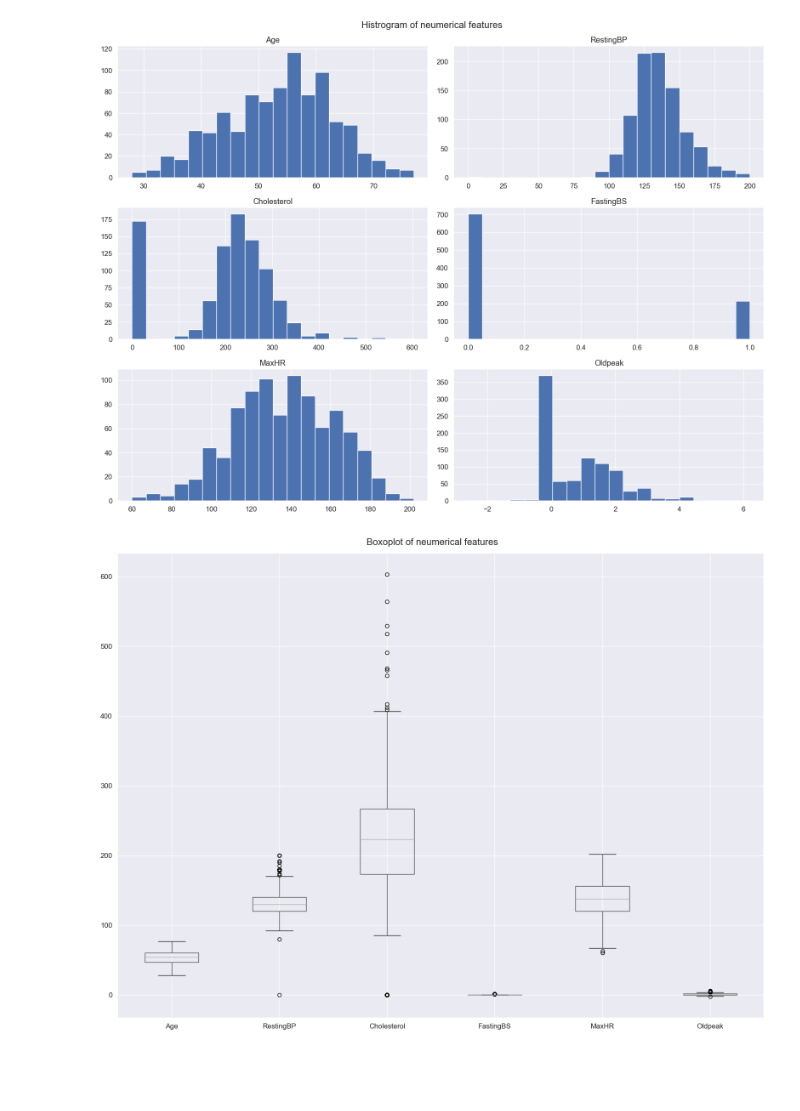
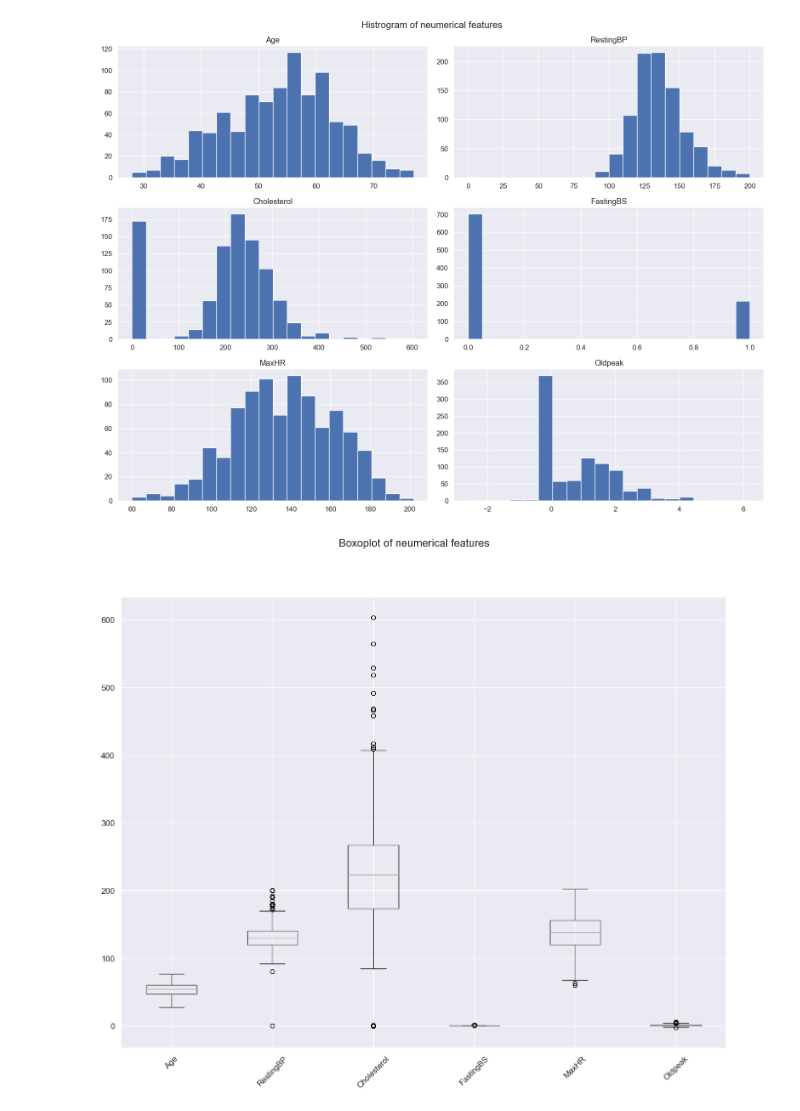
Before and after one commit to shovo896/EDA-of-Heart-Failure-disease, a Jupyter notebook: eda.ipynb, the cells around one changed output. Saved outputs shown, nothing was run; the diff lists cells and outputs as text; code cells hidden in the pictures; blank space fills up the shorter version.

```diff
--- a/eda.ipynb
+++ b/eda.ipynb
@@ -142,8 +142,8 @@ plt.show()
 # %%
 plt.figure(figsize=(16,12))
 df[numeric_cols].boxplot()
 plt.suptitle("Boxoplot of neumerical features")
-plt.tight_layout()
+plt.xticks(rotation=45)
 plt.show()
 # %% [output]
-[figure, old version]
+[figure, new version]
```
